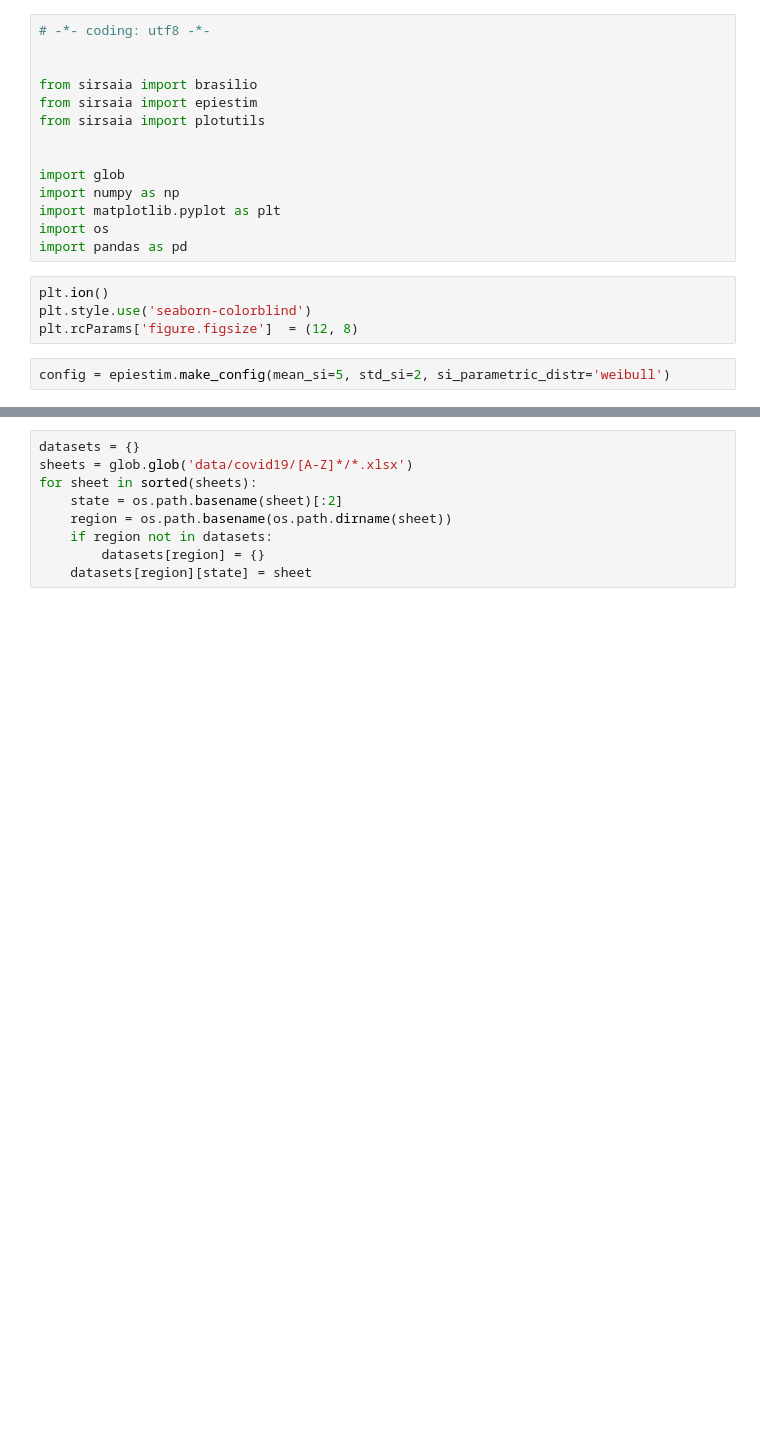
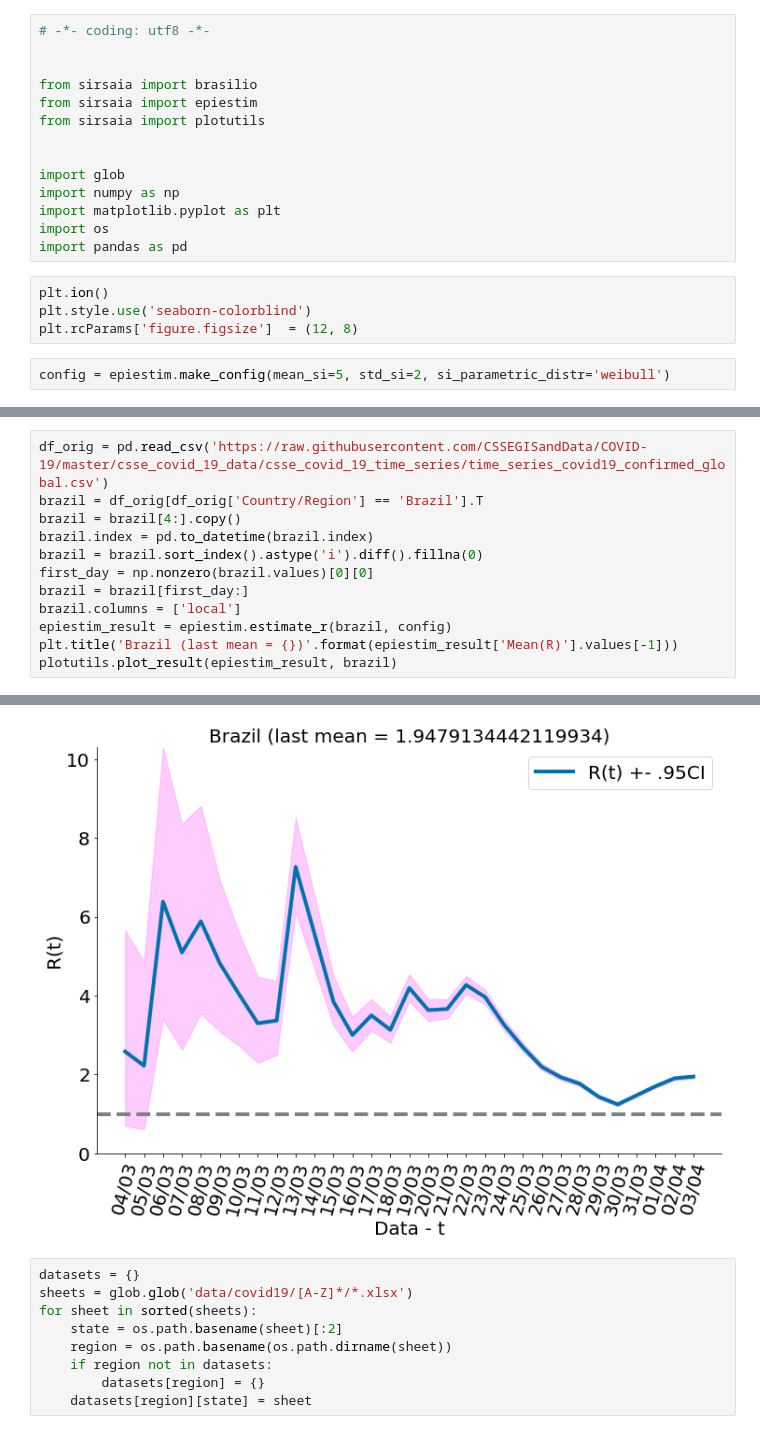
Before and after one commit to flaviovdf/covid19, a Jupyter notebook: Exploration.ipynb, the cells around one changed output, grey strips where cells are left out. Saved outputs shown, nothing was run; the diff lists cells and outputs as text; blank space fills up the shorter version.

Commit message:
new images

```diff
--- a/Exploration.ipynb
+++ b/Exploration.ipynb
@@ -36,0 +21,13 @@ plotutils.plot_result(epiestim_result)
+# %%
+df_orig = pd.read_csv('https://raw.githubusercontent.com/CSSEGISandData/COVID-19/master/csse_covid_19_data/csse_covid_19_time_series/time_series_covid19_confirmed_global.csv')
+brazil = df_orig[df_orig['Country/Region'] == 'Brazil'].T
+brazil = brazil[4:].copy()
+brazil.index = pd.to_datetime(brazil.index)
+brazil = brazil.sort_index().astype('i').diff().fillna(0)
+first_day = np.nonzero(brazil.values)[0][0]
+brazil = brazil[first_day:]
+brazil.columns = ['local']
+epiestim_result = epiestim.estimate_r(brazil, config)
+plt.title('Brazil (last mean = {})'.format(epiestim_result['Mean(R)'].values[-1]))
+plotutils.plot_result(epiestim_result, brazil)
+# %% [output]
@@ -37,3 +35,4 @@ plotutils.plot_result(epiestim_result)
+[figure, added]
 # %%
 datasets = {}
 sheets = glob.glob('data/covid19/[A-Z]*/*.xlsx')
```
Also changed, not shown: parts of 5 cells of this notebook, 26 other files.
